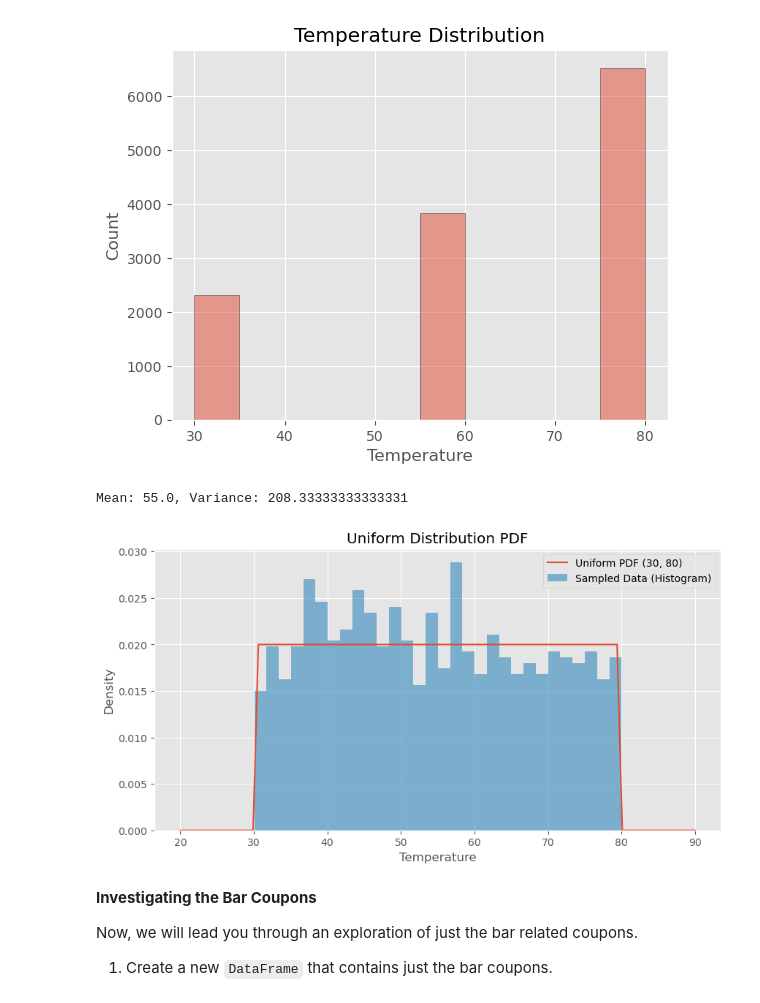
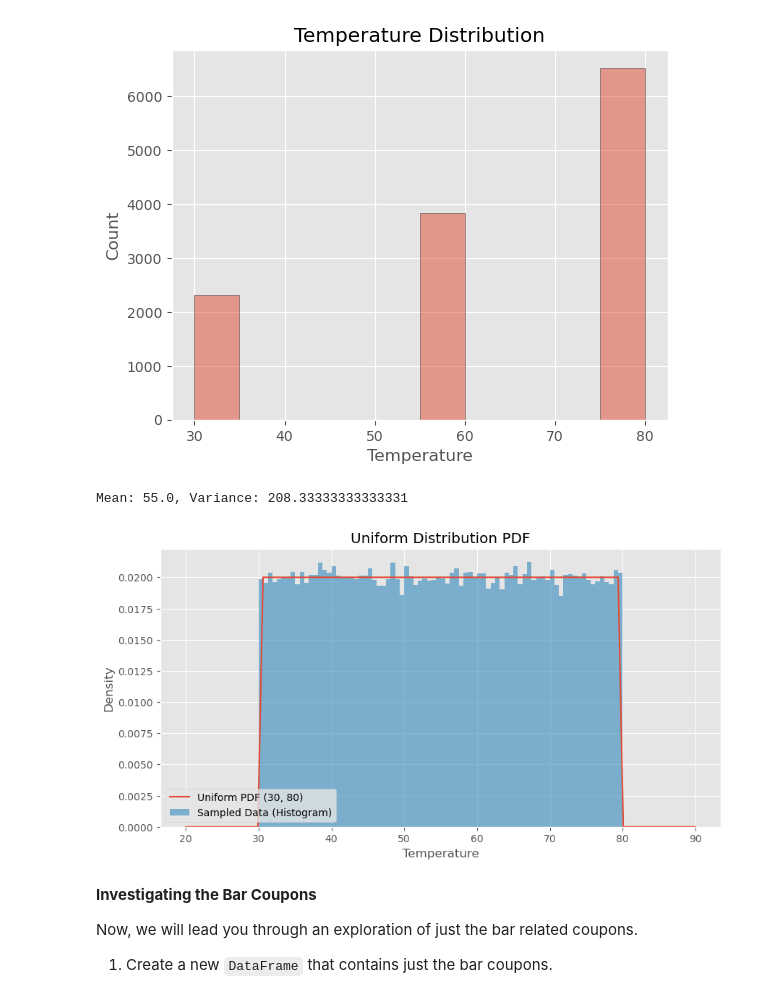
Before and after one commit to jubacochran/module_5, a Jupyter notebook: prompt.ipynb, the cells around one changed output. Cells and saved outputs as stored; diff of their text form; code cells hidden in the pictures.

```diff
--- a/prompt.ipynb
+++ b/prompt.ipynb
@@ -236,29 +240,30 @@ temp= uniform(loc=30, scale = 50)
 #a, b = data['temperature'].min(), data['temperature'].max()
 #print(a,b)
 # %%
+#Using this method from class to create spaced values and to compare plots
 x = np.linspace(20,90,100)
 y = temp.pdf(x)
 
 temp_mean = temp.mean()
 temp_variance = temp.var()
 print(f"Mean: {temp_mean}, Variance: {temp_variance}")
 
 plt.figure(figsize=(10, 5))
 plt.plot(x, y, label='Uniform PDF (30, 80)')
 plt.title('Uniform Distribution PDF')
 plt.xlabel('Temperature')
 plt.ylabel('Density')
 plt.grid(True)
 plt.legend()
 
 # Sample from the distribution and plot the histogram
-samples = temp.rvs(size=1000)  # Law of large numbers at play
-plt.hist(samples, bins=30, alpha=0.6, label='Sampled Data (Histogram)', density=True)
+samples = temp.rvs(size=100000)  # Law of large numbers at play
+plt.hist(samples, bins=80, alpha=0.6, label='Sampled Data (Histogram)', density=True)
 plt.legend()
 plt.show()
 # %% [output]
 Mean: 55.0, Variance: 208.33333333333331
-[figure, old version]
+[figure, new version]
 # %% [markdown]
 **Investigating the Bar Coupons**
 
```
Also changed, not shown: parts of 8 cells of this notebook, 1 other file.
